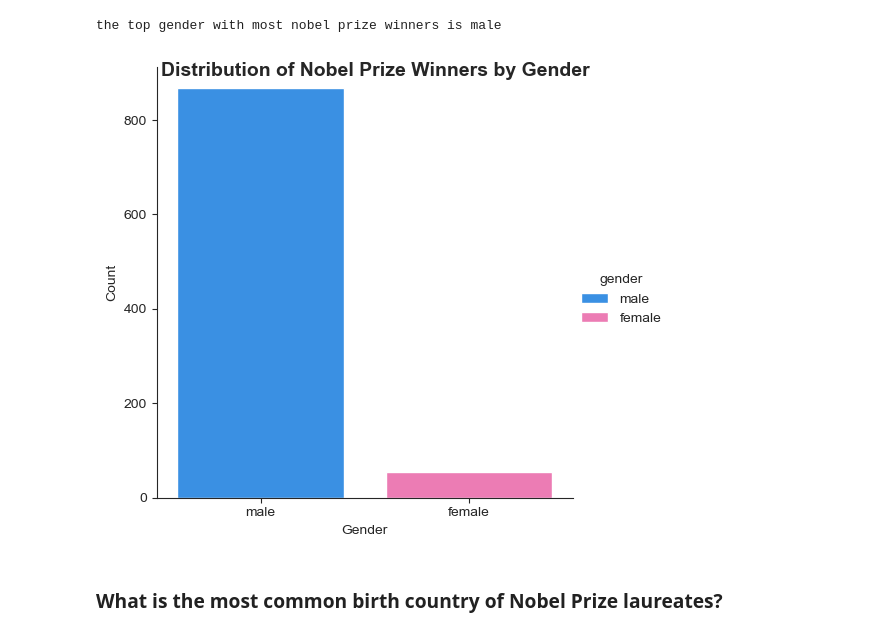
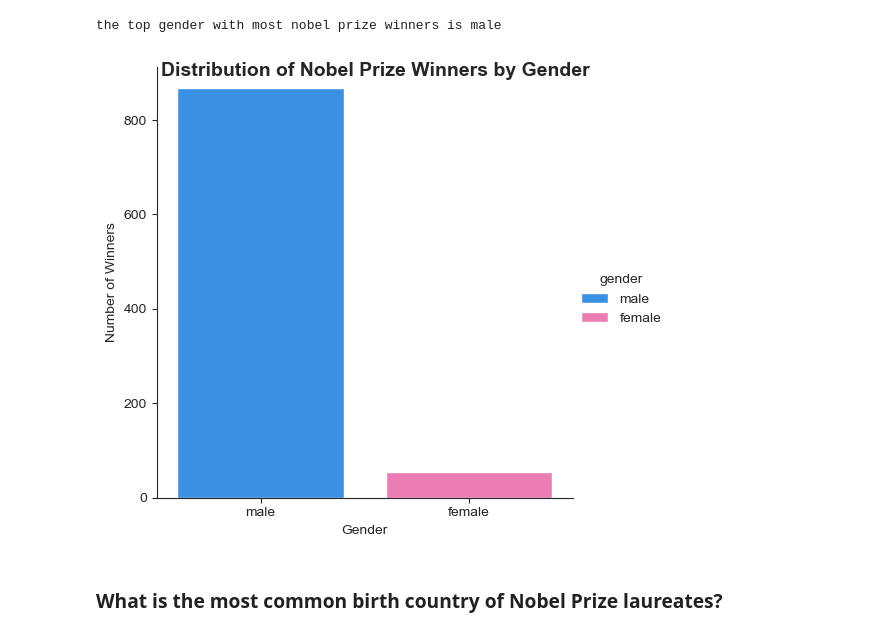
Before and after one commit to IDKwoji/python-learning-trajectory, a Jupyter notebook: data-analysis/01_nobel_price.ipynb, the cells around one changed output. Saved outputs shown, nothing was run; the diff lists cells and outputs as text; code cells hidden in the pictures.

```diff
--- a/data-analysis/01_nobel_price.ipynb
+++ b/data-analysis/01_nobel_price.ipynb
@@ -86,15 +86,15 @@ print(f'the top gender with most nobel prize winners is {top_gender}')
 # %% [output]
 the top gender with most nobel prize winners is male
 # %%
-### Visualization of the gender distribution of Nobel Prize winners
+# Visualization of the gender distribution of Nobel Prize winners
 sns.set_style("ticks")
 colors = ["#1E90FF", "#FF69B4",]
 f1 = sns.catplot(x="gender", data=nobel_df, kind="count", hue="gender", palette=colors)
-f1.set_axis_labels("Gender", "Count")
+f1.set_axis_labels("Gender", "Number of Winners")
 f1.figure.suptitle("Distribution of Nobel Prize Winners by Gender", fontsize=14, fontweight="bold")
 plt.show()
 # %% [output]
-[figure, old version]
+[figure, new version]
 # %% [markdown]
 ### What is the most common birth country of Nobel Prize laureates?
 # %%
```
Also changed, not shown: parts of 11 cells of this notebook.
